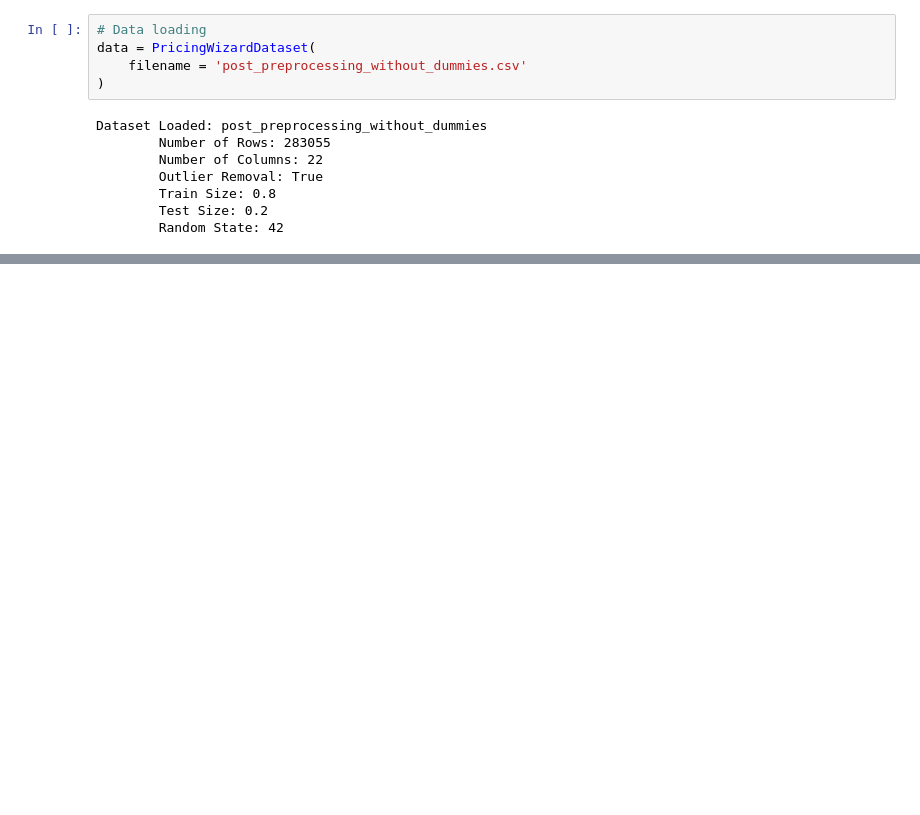
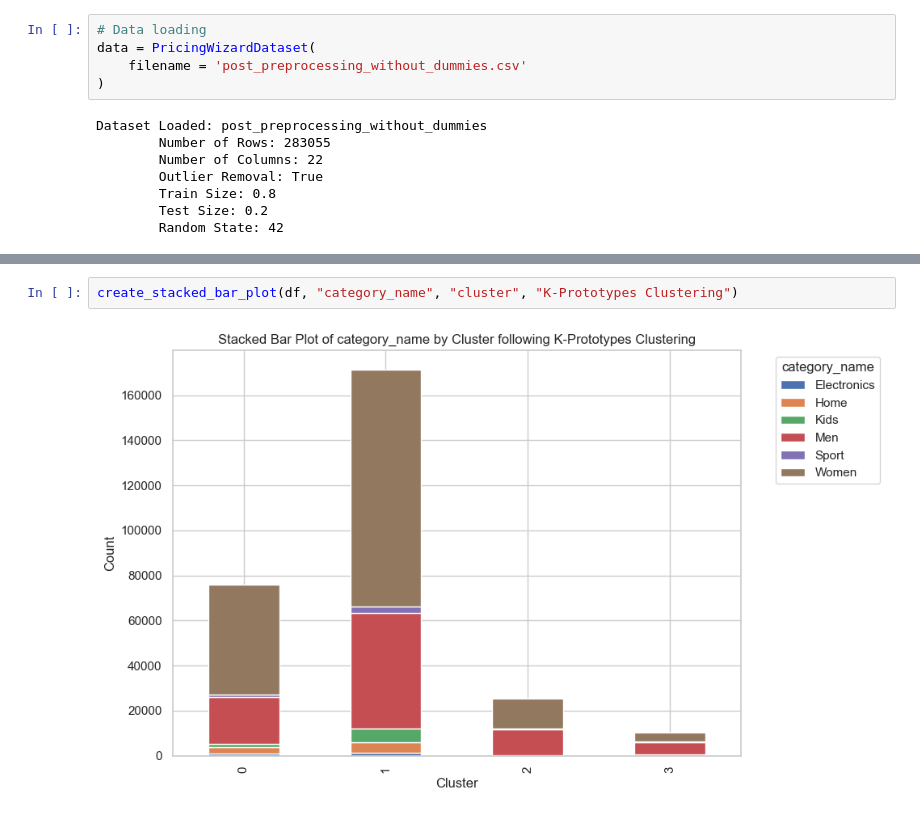
Before and after one commit to RasKrebs/pricing_wizards, a Jupyter notebook: notebooks/clustering.ipynb, the cells around one changed output, grey strips where cells are left out. Cells and saved outputs as stored; diff of their text form; blank space fills up the shorter version.

```diff
--- a/notebooks/clustering.ipynb
+++ b/notebooks/clustering.ipynb
@@ -116,0 +379,4 @@ df.groupby('cluster').agg(
+# %%
+create_stacked_bar_plot(df, "category_name", "cluster", "K-Prototypes Clustering")
+# %% [output]
+[figure, added]
```
Also changed, not shown: parts of 78 cells of this notebook, 1 other file.
